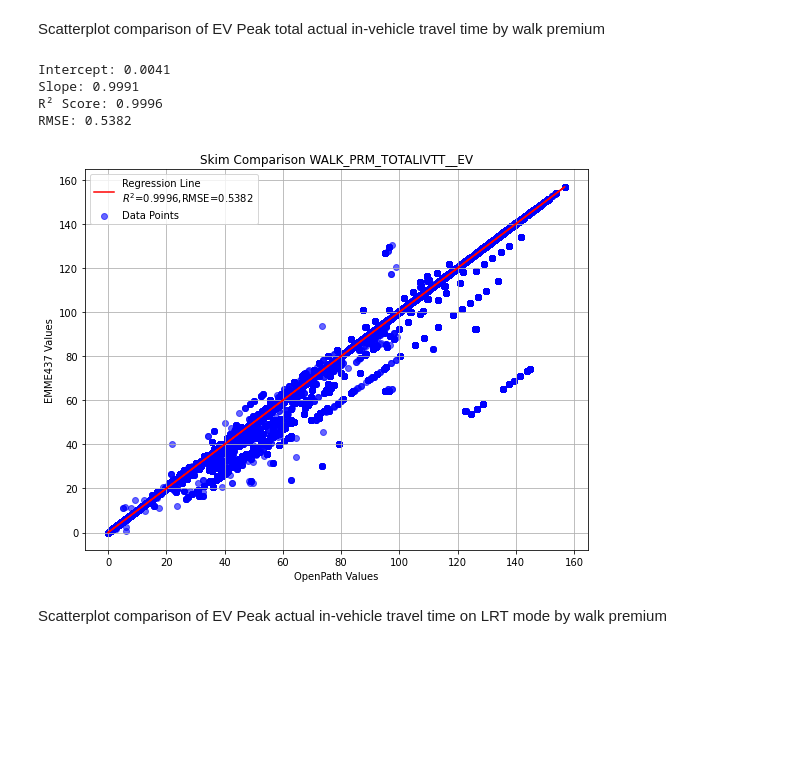
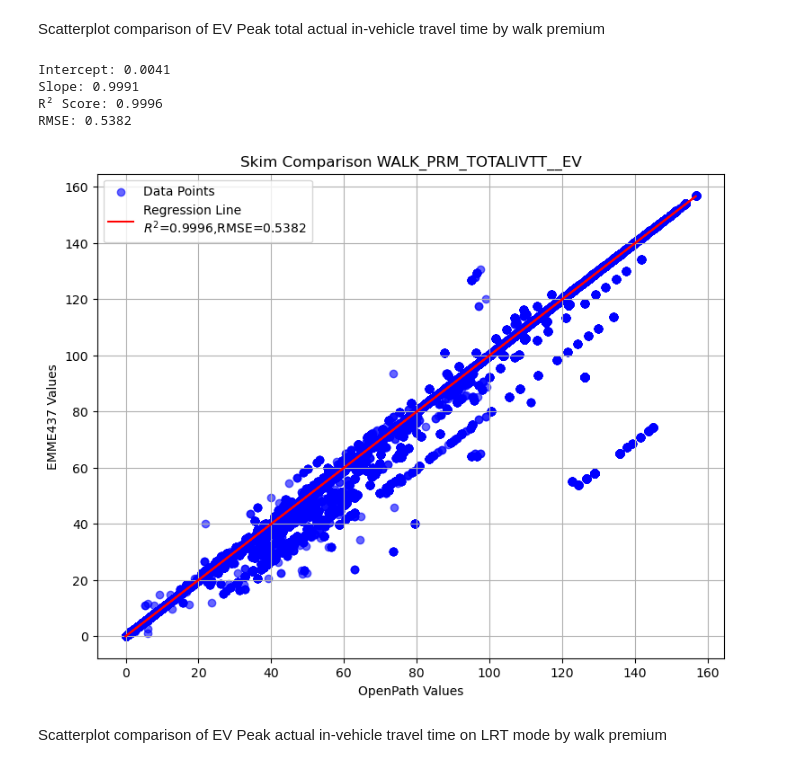
Before and after one commit to SANDAG/EMME-Version-Comparison, a Jupyter notebook: notebooks/TransitSkimEV_compare.ipynb, the cells around one changed output. Drawn from its saved outputs; the diff is of its cells as text; code cells hidden in the pictures; blank space fills up the shorter version.

Commit message:
Updated content: add plot function to utility file and edit notebooks

```diff
--- a/notebooks/TransitSkimEV_compare.ipynb
+++ b/notebooks/TransitSkimEV_compare.ipynb
@@ -37,46 +27,13 @@ comparison.reset_index(inplace=True)
 # Scatterplot Comparison of EV Peak for WALK PRM modes assignment
 # %% [markdown]
 Scatterplot comparison of EV Peak total actual in-vehicle travel time by walk premium
-# %%
-OpenPath_values = scenarioOne['WALK_PRM_TOTALIVTT__EV'].values.reshape(-1, 1)
-EMME437_values = scenarioTwo['WALK_PRM_TOTALIVTT__EV']
-
-# Fit Linear Regression model
-lin_reg = LinearRegression()
-lin_reg.fit(OpenPath_values, EMME437_values)
-y_pred = lin_reg.predict(OpenPath_values)
-
-# Compute R² score and Root Mean Squared Error (RMSE)
-r2 = r2_score(EMME437_values, y_pred)
-rmse = np.sqrt(mean_squared_error(EMME437_values, y_pred))
-
-# Output regression parameters
-intercept = lin_reg.intercept_
-slope = lin_reg.coef_[0]
-
-print(f"Intercept: {intercept:.4f}")
-print(f"Slope: {slope:.4f}")
-print(f"R² Score: {r2:.4f}")
-print(f"RMSE: {rmse:.4f}")
-
-plt.figure(figsize=(9, 7))
-plt.scatter(OpenPath_values, EMME437_values, color='blue', alpha=0.6, label="Data Points")
-plt.plot(OpenPath_values, y_pred, color='red', label=f"Regression Line\n$R^2$={r2:.4f},RMSE={rmse:.4f}")
-
-# Labels and title
-plt.xlabel("OpenPath Values")
-plt.ylabel("EMME437 Values")
-plt.title("Skim Comparison WALK_PRM_TOTALIVTT__EV")
-plt.legend()
-plt.grid(True)
-
-# Show plot
-plt.show()
-# %% [output]
-Intercept: 0.0041
-Slope: 0.9991
-R² Score: 0.9996
-RMSE: 0.5382
-[figure, removed]
+# %%
+Skim.regression_scatter_plot('WALK_PRM_TOTALIVTT__EV', scenarioPath_OpenPath, scenarioPath_EMME437, 'EV', 'transit')
+# %% [output]
+Intercept: 0.0041
+Slope: 0.9991
+R² Score: 0.9996
+RMSE: 0.5382
+[figure, added]
 # %% [markdown]
 Scatterplot comparison of EV Peak actual in-vehicle travel time on LRT mode by walk premium
```
Also changed, not shown: parts of 16 cells of this notebook, 49 other files.
